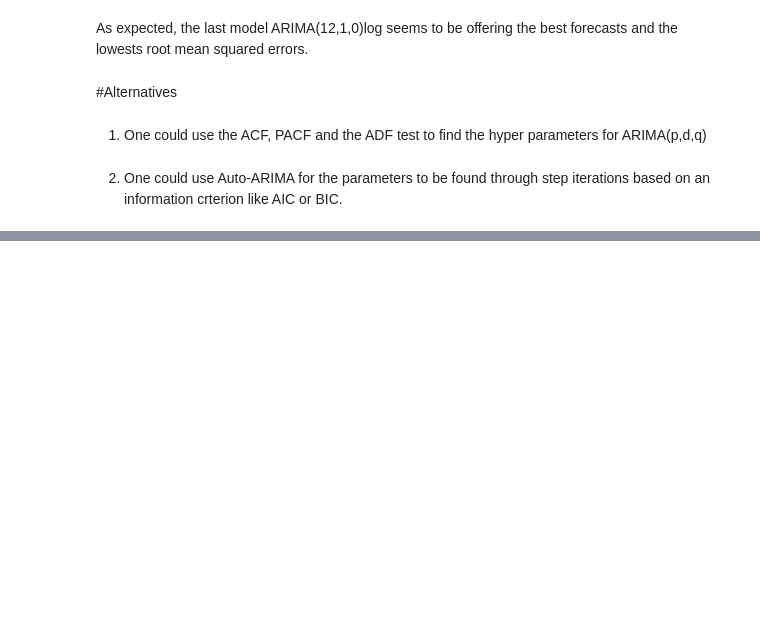
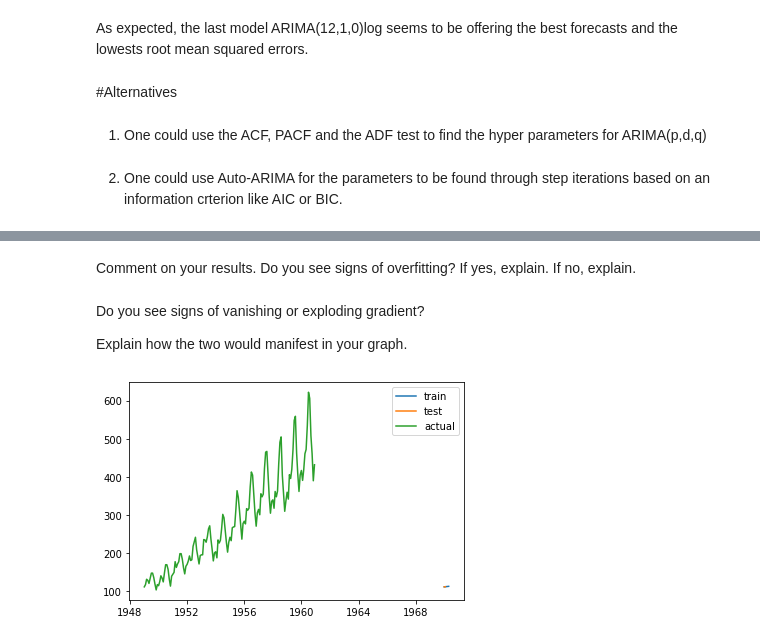
Before and after one commit to iondodon/RNDL, a Jupyter notebook: lab1/lab1.ipynb, the cells around one changed output, grey strips where cells are left out. Drawn from its saved outputs; the diff is of its cells as text; code cells hidden in the pictures; blank space fills up the shorter version.

```diff
--- a/lab1/lab1.ipynb
+++ b/lab1/lab1.ipynb
@@ -299,0 +282,5 @@ Month
+# %%
+print(df)
+
+# get first value of Passengers
+first_passengers_value = df.loc[train.index[0], 'Passengers']
@@ -372,0 +371,37 @@ Epoch 100/100
+# %% [markdown]
+Comment on your results. Do you see signs of overfitting? If yes, explain. If no, explain.
+# %% [markdown]
+Do you see signs of vanishing or exploding gradient?
+
+Explain how the two would manifest in your graph.
+# %%
+# Compute the model predictions
+trainPredict = model.predict(trainX)
+testPredict = model.predict(testX)
+
+def rebuild_diffed(series: pd.DataFrame, first_element_original):
+    cumsum = series.cumsum()
+    return cumsum.fillna(0) + first_element_original
+
+# create dataframe from the predictions
+trainPredict = pd.DataFrame(trainPredict)
+trainPredict.columns = ['Prediction']
+
+
+# create dataframe from the predictions
+testPredict = pd.DataFrame(testPredict)
+testPredict.columns = ['Prediction']
+
+
+# undo the differencing
+trainPredict = rebuild_diffed(trainPredict, first_passengers_value)
+testPredict = rebuild_diffed(testPredict, first_passengers_value)
+
+# plot the results
+plt.plot(trainPredict, label='train')
+plt.plot(testPredict, label='test')
+plt.plot(df['Passengers'], label='actual')
+plt.legend()
+plt.show()
+# %% [output]
+[figure, added]
```
Also changed, not shown: parts of 4 cells of this notebook.
